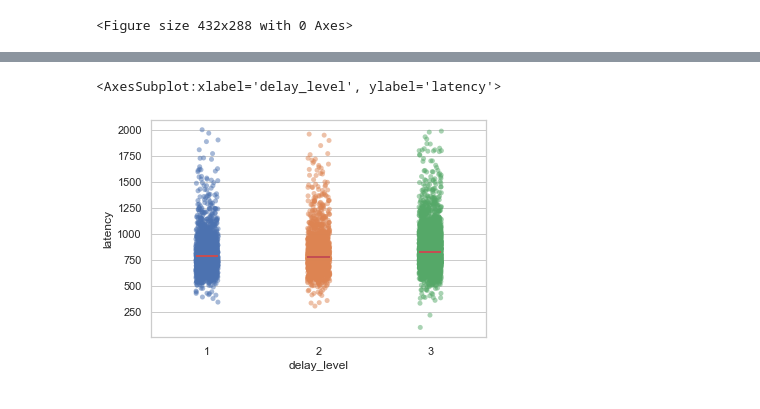
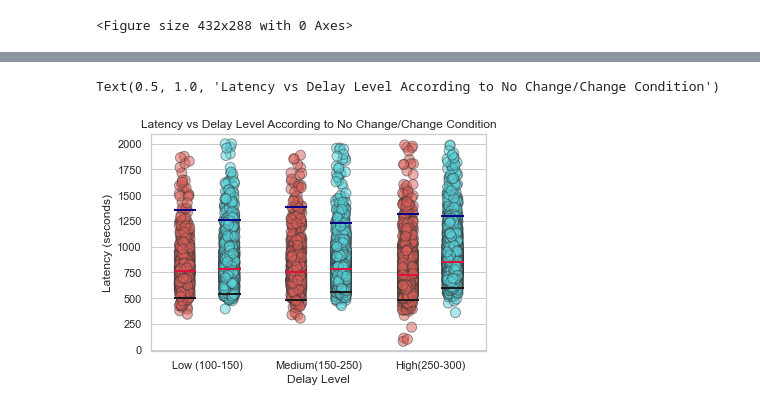
Before and after one commit to trickydaze/Behavioural-Neuroscience, a Jupyter notebook: Visualisation.ipynb, the cells around one changed output, grey strips where cells are left out. Cells and saved outputs as stored; diff of their text form; code cells hidden in the pictures.

```diff
--- a/Visualisation.ipynb
+++ b/Visualisation.ipynb
@@ -194,19 +167,0 @@ plt.show()
-# %%
-sns.set(style="whitegrid")
-from matplotlib.colors import ListedColormap
-cmap = ListedColormap(['grey','yellow', 'teal','crimson','grey'])
-ax = sns.stripplot(x=df.delay_level, y=df.latency[df.result == 1],data=df)
-
-ax.set_xticklabels(['(100-150)','(150-250)','(250-300)'])
-ax.set_yticks([200,400,600,800,1000,1200,1400,1600,1800,2000])
-ax.set_xlabel('Delay Level')
-ax.set_ylabel('Latency')
-
-for col in ax.collections:
-    y = col.get_offsets()[:,1]
-    perc = np.percentile(y, [0.5,2.5, 50, 97.2,100])
-    col.set_cmap(cmap)
-    col.set_array(np.digitize(y, perc))
-
-
-plt.show()
@@ -215,12 +168,61 @@ plt.show()
 # %%
 sns.set(style="whitegrid")
-plt.hlines(y=np.percentile(df.latency[(df.result == 1) & (df.delay_level ==1)],50),xmin=-0.1,xmax=0.1,color='r',linestyles='-',label='2.5 Percent',linewidth=2)
-plt.hlines(y=np.percentile(df.latency[(df.result == 1) & (df.delay_level ==2)],50),xmin=0.9,xmax=1.1,color='r',linestyles='-',label='2.5 Percent',linewidth=2)
-plt.hlines(y=np.percentile(df.latency[(df.result == 1) & (df.delay_level ==3)],50),xmin=1.9,xmax=2.1,color='r',linestyles='-',label='2.5 Percent',linewidth=2)
-sns.stripplot(x=df.delay_level, y=df.latency[df.result == 1],data=df,alpha=0.5,zorder=1)
+
+# LINES TO SHOW 97.2 PERCENTILE:  CHANGE VS NO CHANGE
+# DELAY LEVEL 1
+plt.hlines(y=np.percentile(df.latency[(df.result == 1) & (df.delay_level ==1)& (df.condition ==0)],2.5),xmin=-0.3,xmax=-0.1,color='k',linestyles='-',linewidth=2)
+plt.hlines(y=np.percentile(df.latency[(df.result == 1) & (df.delay_level ==1)& (df.condition ==1)],2.5),xmin=0.1,xmax=0.3,color='k',linestyles='-',linewidth=2)
+
+# DELAY LEVEL 2
+plt.hlines(y=np.percentile(df.latency[(df.result == 1) & (df.delay_level ==2)& (df.condition ==0)],2.5),xmin=0.7,xmax=0.9,color='k',linestyles='-',label='2.5 Percent',linewidth=2)
+plt.hlines(y=np.percentile(df.latency[(df.result == 1) & (df.delay_level ==2)& (df.condition ==1)],2.5),xmin=1.1,xmax=1.3,color='k',linestyles='-',linewidth=2)
+
+# DELAY LEVEL 3
+plt.hlines(y=np.percentile(df.latency[(df.result == 1) & (df.delay_level ==3)& (df.condition ==0)],2.5),xmin=1.7,xmax=1.9,color='k',linestyles='-',linewidth=2)
+plt.hlines(y=np.percentile(df.latency[(df.result == 1) & (df.delay_level ==3)& (df.condition ==1)],2.5),xmin=2.1,xmax=2.3,color='k',linestyles='-',linewidth=2)
+
+
+# LINES TO SHOW 97.2 PERCENTILE:  CHANGE VS NO CHANGE
+# DELAY LEVEL 1
+plt.hlines(y=np.percentile(df.latency[(df.result == 1) & (df.delay_level ==1) & (df.condition ==0)],50),xmin=-0.3,xmax=-0.1,color='crimson',linestyles='-',linewidth=2)
+plt.hlines(y=np.percentile(df.latency[(df.result == 1) & (df.delay_level ==1) & (df.condition ==1)],50),xmin=0.1,xmax=0.3,color='crimson',linestyles='-',linewidth=2)
+
+# DELAY LEVEL 2
+plt.hlines(y=np.percentile(df.latency[(df.result == 1) & (df.delay_level ==2) & (df.condition ==0)],50),xmin=0.7,xmax=0.9,color='crimson',linestyles='-',label='50 Percent',linewidth=2)
+plt.hlines(y=np.percentile(df.latency[(df.result == 1) & (df.delay_level ==2)& (df.condition ==1)],50),xmin=1.1,xmax=1.3,color='crimson',linestyles='-',linewidth=2)
+
+# DELAY LEVEL 3
+plt.hlines(y=np.percentile(df.latency[(df.result == 1) & (df.delay_level ==3)& (df.condition ==0)],50),xmin=1.7,xmax=1.9,color='crimson',linestyles='-',linewidth=2)
+plt.hlines(y=np.percentile(df.latency[(df.result == 1) & (df.delay_level ==3)& (df.condition ==1)],50),xmin=2.1,xmax=2.3,color='crimson',linestyles='-',linewidth=2)
+
+
+# LINES TO SHOW 97.2 PERCENTILE:  CHANGE VS NO CHANGE
+# DELAY LEVEL 1
+plt.hlines(y=np.percentile(df.latency[(df.result == 1) & (df.delay_level ==1)& (df.condition ==0)],97.2),xmin=-0.3,xmax=-0.1,color='darkblue',linestyles='-',linewidth=2)
+plt.hlines(y=np.percentile(df.latency[(df.result == 1) & (df.delay_level ==1)& (df.condition ==1)],97.2),xmin=0.1,xmax=0.3,color='darkblue',linestyles='-',linewidth=2)
+
+
+# DELAY LEVEL 2
+plt.hlines(y=np.percentile(df.latency[(df.result == 1) & (df.delay_level ==2)& (df.condition ==0)],97.2),xmin=0.7,xmax=0.9,color='darkblue',linestyles='-',label='97.2 Percent',linewidth=2)
+plt.hlines(y=np.percentile(df.latency[(df.result == 1) & (df.delay_level ==2)& (df.condition ==1)],97.2),xmin=1.1,xmax=1.3,color='darkblue',linestyles='-',linewidth=2)
+
+# DELAY LEVEL 3
+plt.hlines(y=np.percentile(df.latency[(df.result == 1) & (df.delay_level ==3)& (df.condition ==0)],97.2),xmin=1.7,xmax=1.9,color='darkblue',linestyles='-',linewidth=2)
+plt.hlines(y=np.percentile(df.latency[(df.result == 1) & (df.delay_level ==3)& (df.condition ==1)],97.2),xmin=2.1,xmax=2.3,color='darkblue',linestyles='-',linewidth=2)
+
+# MAIN PLOT WITH THE HUE OF CHANGE VS NO CHANGE, AXIS: DELAY LEVEL & LATENCY
+sns.stripplot(x=df.delay_level, y=df.latency[df.result == 1],data=df,alpha=0.5,zorder=1,hue=df.condition[df.result==1],order=[1, 2, 3], hue_order=[0,1],
+                  dodge=True,marker='o', size=10, edgecolor='#373737', linewidth=1,palette='hls')
+
+plt.legend().remove()
+
+plt.xticks(np.arange(3), ['Low (100-150)', 'Medium(150-250)', "High(250-300)"])
+plt.xlabel('Delay Level')
+plt.ylabel('Latency (seconds)')
+plt.title('Latency vs Delay Level According to No Change/Change Condition')
 # %% [output]
-<AxesSubplot:xlabel='delay_level', ylabel='latency'>
+Text(0.5, 1.0, 'Latency vs Delay Level According to No Change/Change Condition')
-[figure, old version]
+[figure, new version]
 # %%
 sns.boxplot(x=df.delay_level, y=df.latency[df.result == 1],data=df,showmeans=True,palette='Blues',meanprops={"marker":"s","markerfacecolor":"white", "markeredgecolor":"black"})
 # %% [output]
```
Also changed, not shown: parts of 10 cells of this notebook, 21 other files.
